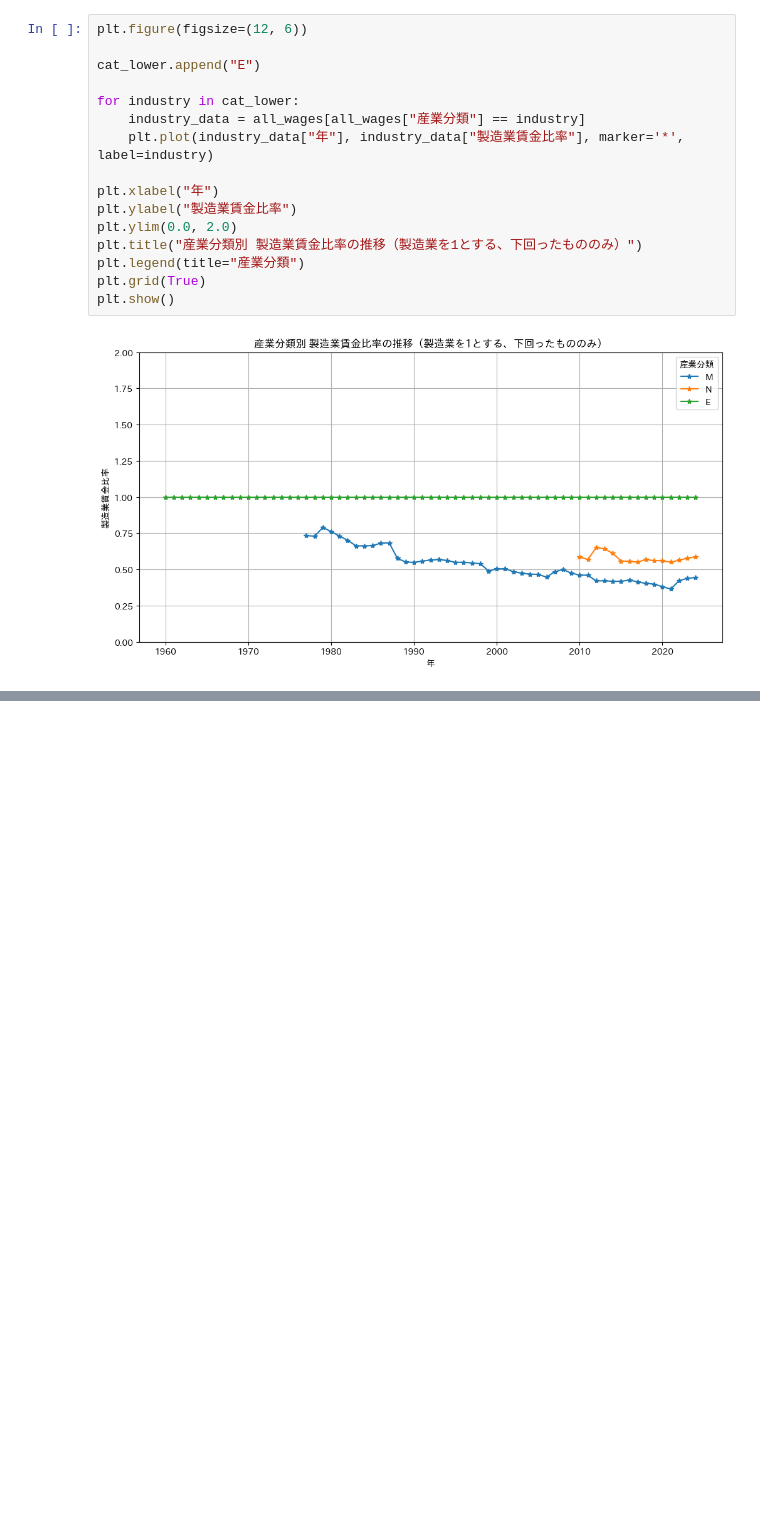
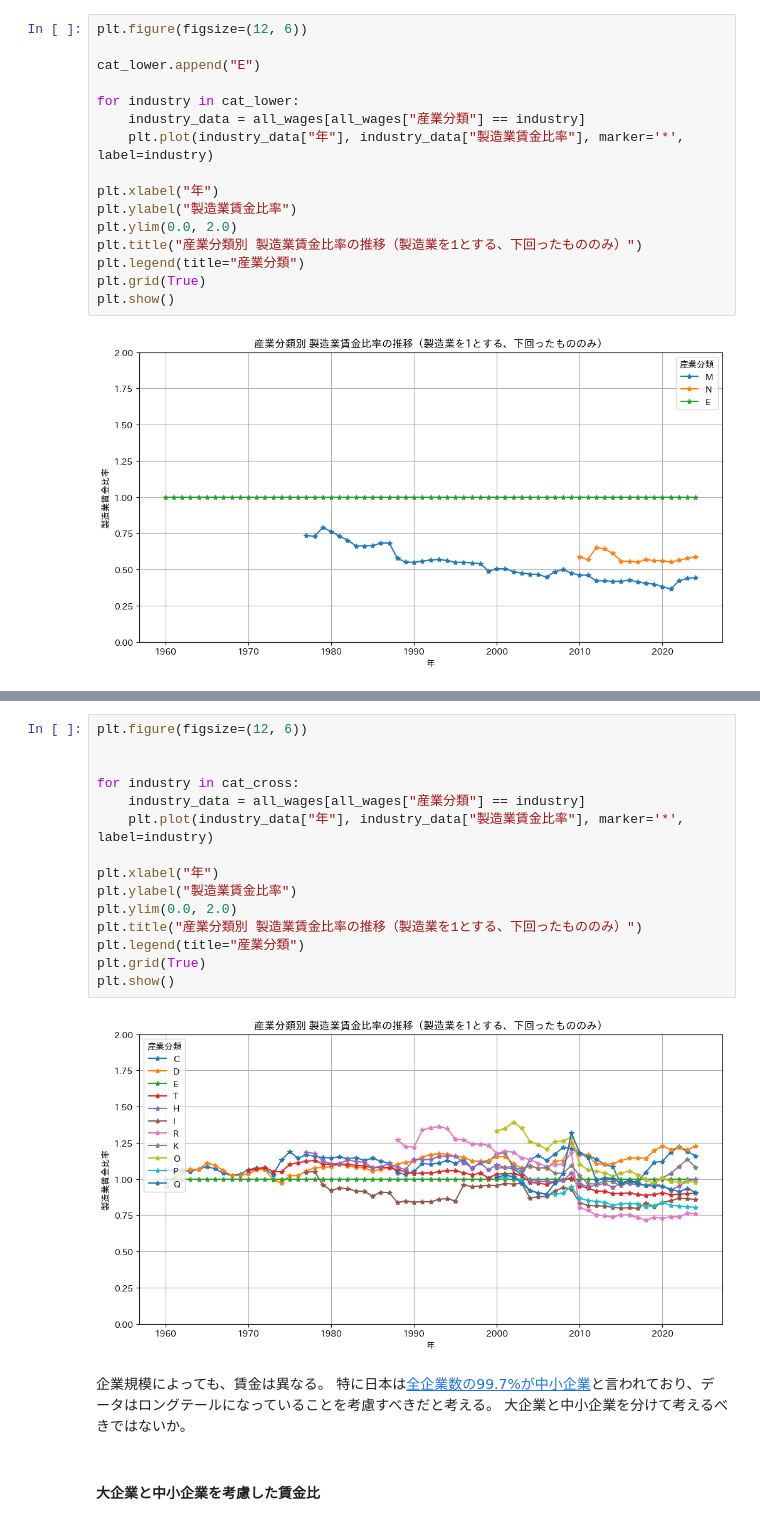
Before and after one commit to M-Yusei1001/K417_Capstone_G9, a Jupyter notebook: maikin_eda.ipynb, the cells around one changed output, grey strips where cells are left out. Drawn from its saved outputs; the diff is of its cells as text; blank space fills up the shorter version.

```diff
--- a/maikin_eda.ipynb
+++ b/maikin_eda.ipynb
@@ -153,0 +228,23 @@ plt.show()
+# %%
+plt.figure(figsize=(12, 6))
+
+
+for industry in cat_cross:
+    industry_data = all_wages[all_wages["産業分類"] == industry]
+    plt.plot(industry_data["年"], industry_data["製造業賃金比率"], marker='*', label=industry)
+
+plt.xlabel("年")
+plt.ylabel("製造業賃金比率")
+plt.ylim(0.0, 2.0)
+plt.title("産業分類別 製造業賃金比率の推移（製造業を1とする、下回ったもののみ）")
+plt.legend(title="産業分類")
+plt.grid(True)
+plt.show()
+# %% [output]
+[figure, added]
+# %% [markdown]
+企業規模によっても、賃金は異なる。
+特に日本は[全企業数の99.7%が中小企業](https://www.smrj.go.jp/recruit/environment.html)と言われており、データはロングテールになっていることを考慮すべきだと考える。
+大企業と中小企業を分けて考えるべきではないか。
+# %% [markdown]
+#### 大企業と中小企業を考慮した賃金比
```
Also changed, not shown: parts of 64 cells of this notebook, 17 other files.
